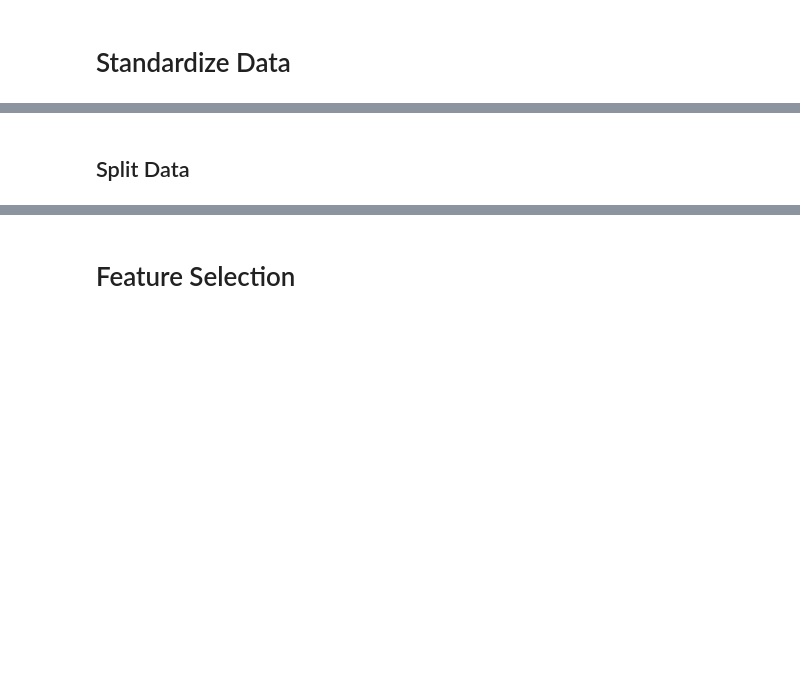
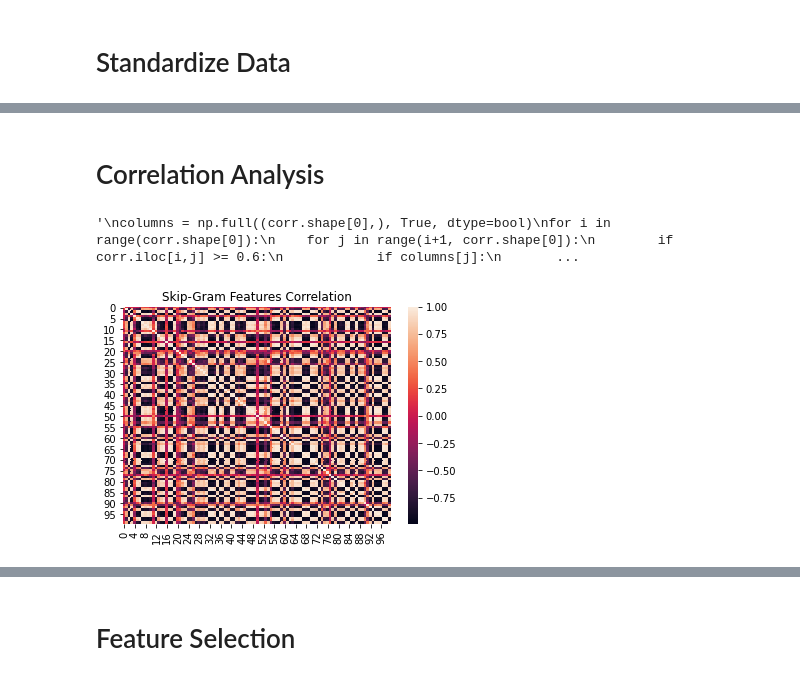
Before and after one commit to YuetongLiu/Hate_Speech_and_Offensive_Language, a Jupyter notebook: code/Logistic_n_SVM.ipynb, the cells around one changed output, grey strips where cells are left out. Saved outputs shown, nothing was run; the diff lists cells and outputs as text; code cells hidden in the pictures; blank space fills up the shorter version.

```diff
--- a/code/Logistic_n_SVM.ipynb
+++ b/code/Logistic_n_SVM.ipynb
@@ -55,10 +62,20 @@ X_ski.shape,X_lda.shape, X_liwc.shape
+# %%
+ski_train = pd.read_csv('../data/train_ski.csv')
+ski_test = pd.read_csv('../data/test_ski.csv')
+#tfidf_train = pd.read_csv('../data/tfidf_train.csv')
+#tfidf_train = pd.read_csv('../data/tfidf_test.csv')
+liwc = pd.read_csv('../data/LIWC.csv')
+liwc_train, liwc_test = train_test_split(liwc, random_state=17, test_size = 0.1)
+y_train = pd.read_csv('../data/y_train.csv')['label']
+y_test = pd.read_csv('../data/y_test.csv')['label']
+#X_ski_train.shape,y_train.shape
+#y_train
+#X_tfidf_train
 # %% [markdown]
 # Standardize Data
 # %%
 scaler = StandardScaler()
-scaler.fit(X_ski)
-X_ski = pd.DataFrame(scaler.transform(X_ski))
-scaler.fit(X_lda)
-X_lda = pd.DataFrame(scaler.transform(X_lda))
-scaler.fit(X_liwc)
-X_liwc = pd.DataFrame(scaler.transform(X_liwc))
+scaler.fit(ski_train)
+ski_train = pd.DataFrame(scaler.transform(ski_train))
+scaler.fit(ski_test)
+ski_test = pd.DataFrame(scaler.transform(ski_test))
@@ -83,2 +81,0 @@ X_all
-# %% [markdown]
-## Split Data
@@ -92,0 +82,22 @@ X_liwc_ski_train, X_liwc_ski_test = pd.concat([X_ski_train, X_liwc_train], axis=
+# %% [markdown]
+# Correlation Analysis
+# %%
+ax = plt.axes()
+ax.set_title('Skip-Gram Features Correlation')
+corr = ski_train.corr()
+sns.heatmap(corr, ax = ax)
+'''
+columns = np.full((corr.shape[0],), True, dtype=bool)
+for i in range(corr.shape[0]):
+    for j in range(i+1, corr.shape[0]):
+        if corr.iloc[i,j] >= 0.6:
+            if columns[j]:
+                columns[j] = False
+selected_columns = X_train.columns[columns]
+X_train_f = X_train[selected_columns]
+X_test_f = X_test[selected_columns]
+X_train_f.shape
+'''
+# %% [output]
+'\ncolumns = np.full((corr.shape[0],), True, dtype=bool)\nfor i in range(corr.shape[0]):\n    for j in range(i+1, corr.shape[0]):\n        if corr.iloc[i,j] >= 0.6:\n            if columns[j]:\n       ...
+[figure, added]
```
Also changed, not shown: parts of 31 cells of this notebook, 15 other files.
